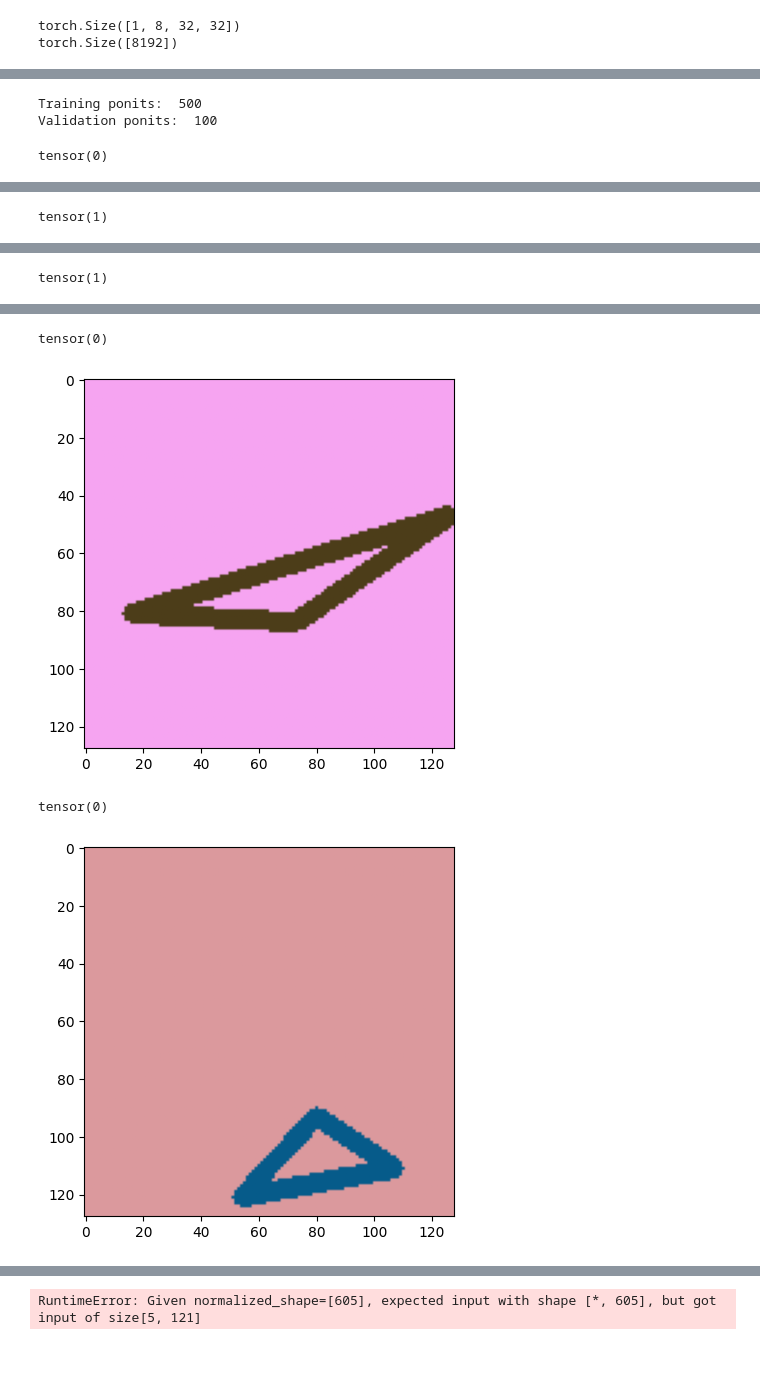
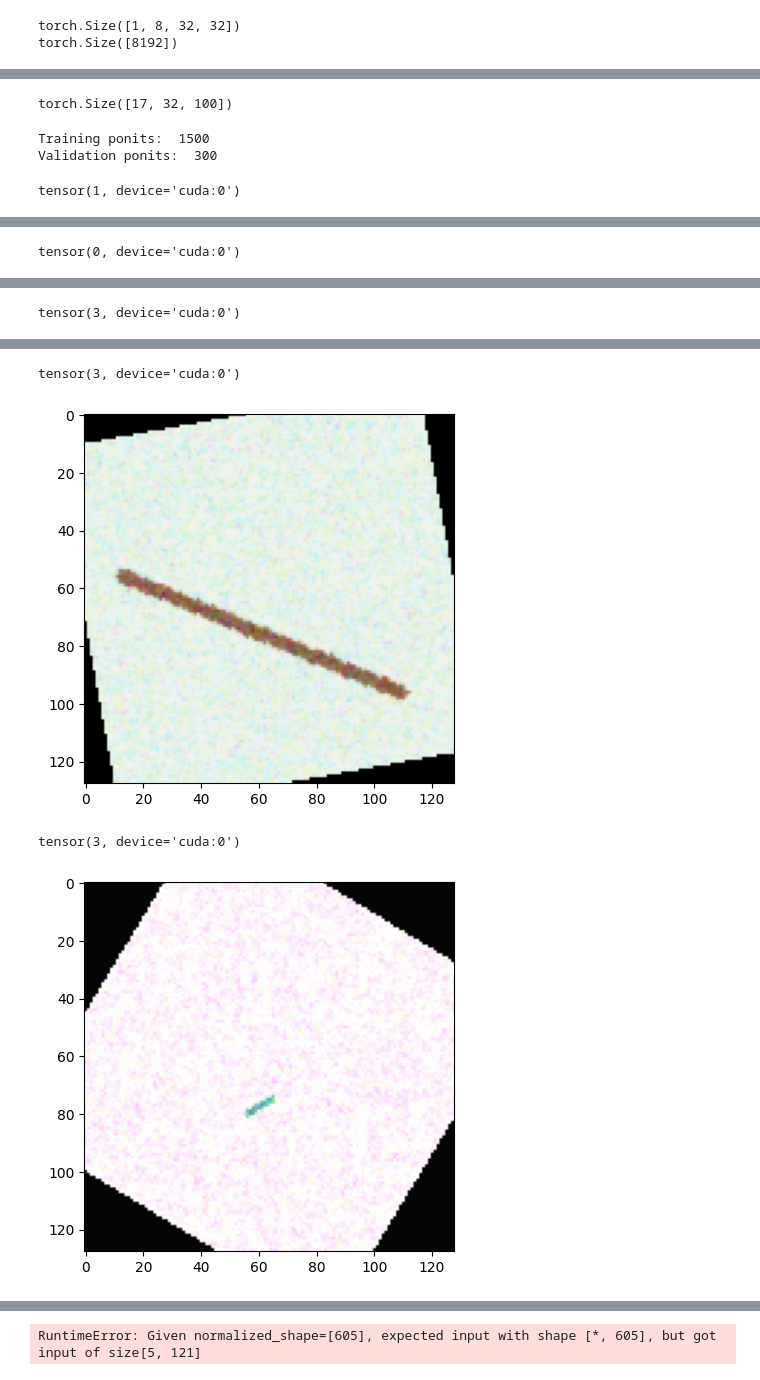
Before and after one commit to miriusz6/NNMultiClassClassifier, a Jupyter notebook: kupa.ipynb, the cells around one changed output, grey strips where cells are left out. Cells and saved outputs as stored; diff of their text form; code cells hidden in the pictures.

```diff
--- a/kupa.ipynb
+++ b/kupa.ipynb
@@ -176,20 +97,30 @@ class tit(nn.Module):
+# %%
+# 32x17x100
+dum = torch.rand(32,17,100)
+p1 = torch.rand(32,100)
+p2 = torch.rand(32,100)
+
+dp = dum.permute(1,0,2)
+dp.shape
+# %% [output]
+torch.Size([17, 32, 100])
 # %%
 from figures_dataset import FiguresData
-train_dataset = FiguresData(128,500, augment=False)
+train_dataset = FiguresData(128,1500, augment=True)
 print("Training ponits: ",len(train_dataset))
 
-valid_dataset = FiguresData(128,100, augment=False)
+valid_dataset = FiguresData(128,300, augment=False)
 print("Validation ponits: ",len(valid_dataset))
 # %% [output]
-Training ponits:  500
-Validation ponits:  100
+Training ponits:  1500
+Validation ponits:  300
 # %%
 #terate training_set and visualize
 for i in range(5):
     # random int
     j = torch.randint(0, len(train_dataset),(1,)).item()
     print(train_dataset[j][1])
-    plt.imshow(train_dataset[j][0].permute(1, 2, 0))
+    plt.imshow(train_dataset[j][0].permute(1, 2, 0).to('cpu'))
     plt.show()
 # %% [output]
-tensor(0)
+tensor(1, device='cuda:0')
@@ -197 +128 @@ tensor(0)
-tensor(1)
+tensor(0, device='cuda:0')
@@ -199 +130 @@ tensor(1)
-tensor(1)
+tensor(3, device='cuda:0')
@@ -201,7 +132,7 @@ tensor(1)
-tensor(0)
+tensor(3, device='cuda:0')
-[figure, old version]
+[figure, new version]
-tensor(0)
+tensor(3, device='cuda:0')
-[figure, old version]
+[figure, new version]
 # %%
 # TRAINING IMPORTS
 from torch import nn
```
Also changed, not shown: parts of 15 cells of this notebook, 4 other files.
